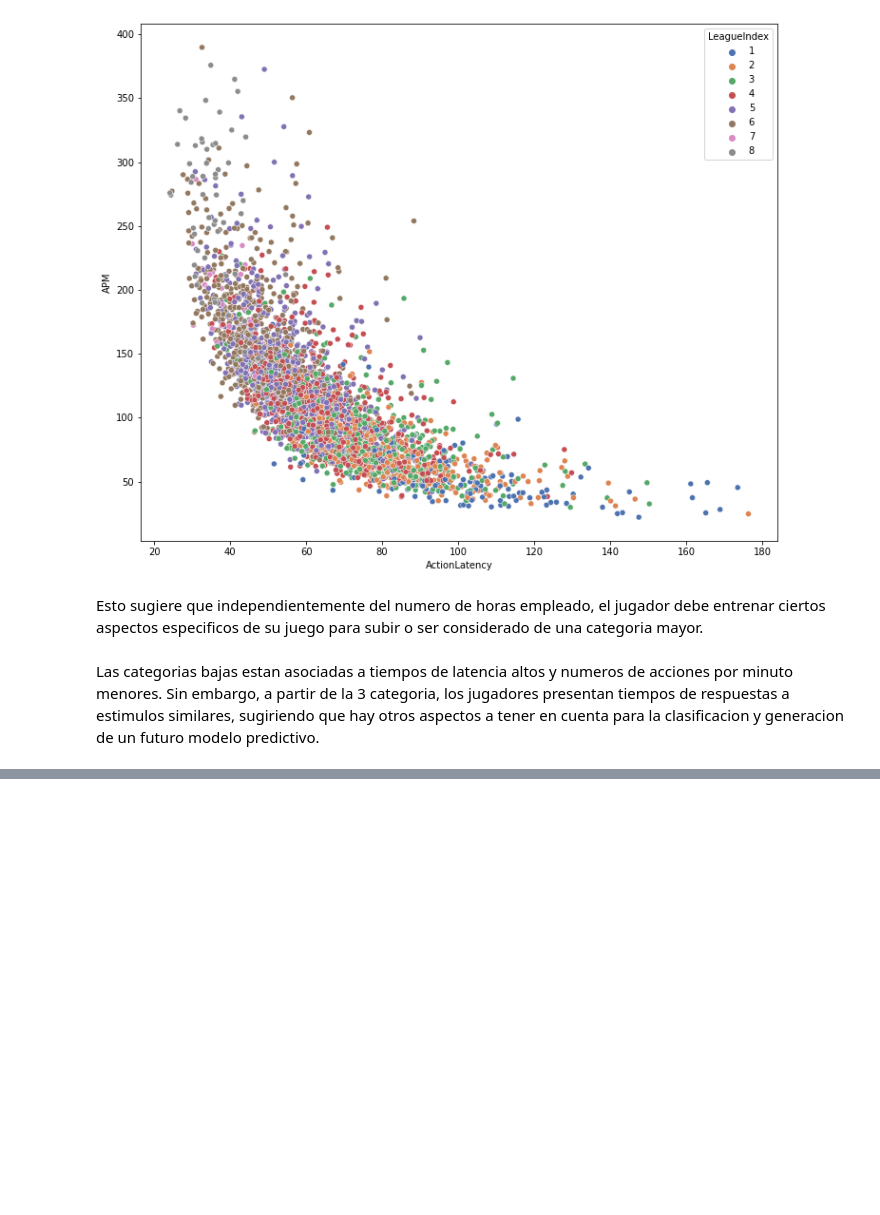
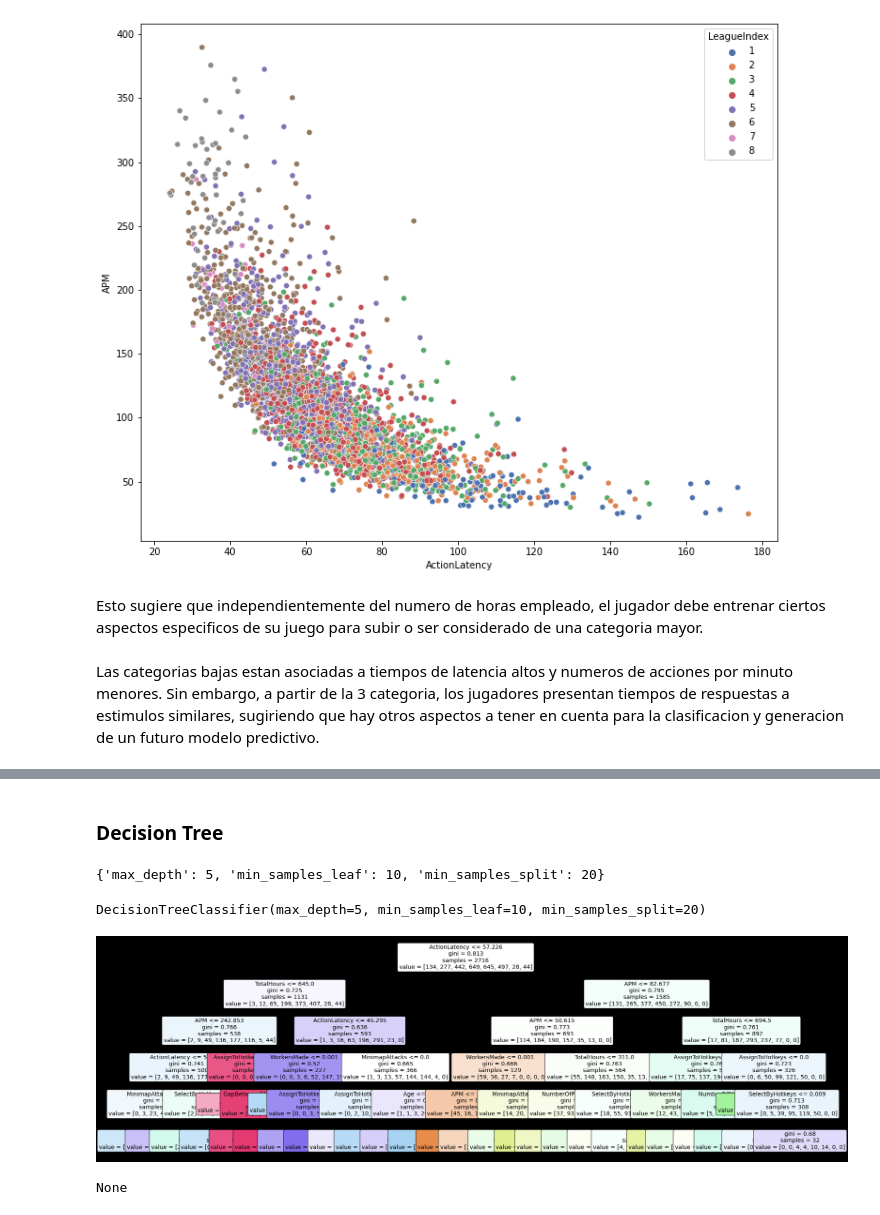
Before and after one commit to AleEnet/Skillcraft-Dataset, a Jupyter notebook: Starcraft_Dataset.ipynb, the cells around one changed output, grey strips where cells are left out. Drawn from its saved outputs; the diff is of its cells as text; code cells hidden in the pictures; blank space fills up the shorter version.

Commit message:
Decision tree

```diff
--- a/Starcraft_Dataset.ipynb
+++ b/Starcraft_Dataset.ipynb
@@ -135,0 +166,8 @@ Las categorias bajas estan asociadas a tiempos de latencia altos y numeros de ac
+# %%
+from sklearn.model_selection import StratifiedShuffleSplit
+
+stratified_ShuffleSplit = StratifiedShuffleSplit(n_splits=1, test_size=0.2,random_state=42)
+
+for train_index, test_index in stratified_ShuffleSplit.split(df_,df_["LeagueIndex"]):
+    train_set = df_.loc[train_index]
+    test_set = df_.loc[test_index]
@@ -135,0 +183,39 @@ Las categorias bajas estan asociadas a tiempos de latencia altos y numeros de ac
+# %% [markdown]
+### Decision Tree
+# %%
+from sklearn.model_selection import GridSearchCV
+
+
+param_grid = [
+{'max_depth': [3, 5, 10], 'min_samples_split': [10, 20, 40, 80], "min_samples_leaf": [10, 20, 40, 80]}
+]
+
+decision_tree = DecisionTreeClassifier()
+
+grid_search = GridSearchCV(decision_tree, param_grid, cv=5,
+scoring='accuracy',
+return_train_score=True)
+
+features_df_ = train_set.iloc[:,1:]
+
+labels_df_=train_set.iloc[:,0]
+
+
+grid_search.fit(features_df_, labels_df_)
+
+grid_search.best_params_
+# %% [output]
+{'max_depth': 5, 'min_samples_leaf': 10, 'min_samples_split': 20}
+# %%
+from sklearn.tree import DecisionTreeClassifier
+from sklearn import tree
+import matplotlib.pyplot as plt
+from sklearn.tree import export_graphviz
+
+X =train_set.iloc[:,1:]
+y= train_set.iloc[:,0]
+
+tree_clf = DecisionTreeClassifier(max_depth=5, min_samples_leaf=10,min_samples_split=20)
+tree_clf.fit(X, y)
+# %% [output]
+DecisionTreeClassifier(max_depth=5, min_samples_leaf=10, min_samples_split=20)
@@ -135,0 +228,19 @@ Las categorias bajas estan asociadas a tiempos de latencia altos y numeros de ac
+# %%
+plt.figure(figsize=(30,10), facecolor ='k')
+#create the tree plot
+a = tree.plot_tree(tree_clf,
+                   #use the feature names stored
+                   feature_names = fn,
+                   #use the class names stored
+                   class_names = cn,
+                   rounded = True,
+                   filled = True,
+                   fontsize=14)
+#show the plot
+plt.show()
+# %% [output]
+[figure, added]
+# %%
+print(cn)
+# %% [output]
+None
```
Also changed, not shown: parts of 13 cells of this notebook.
